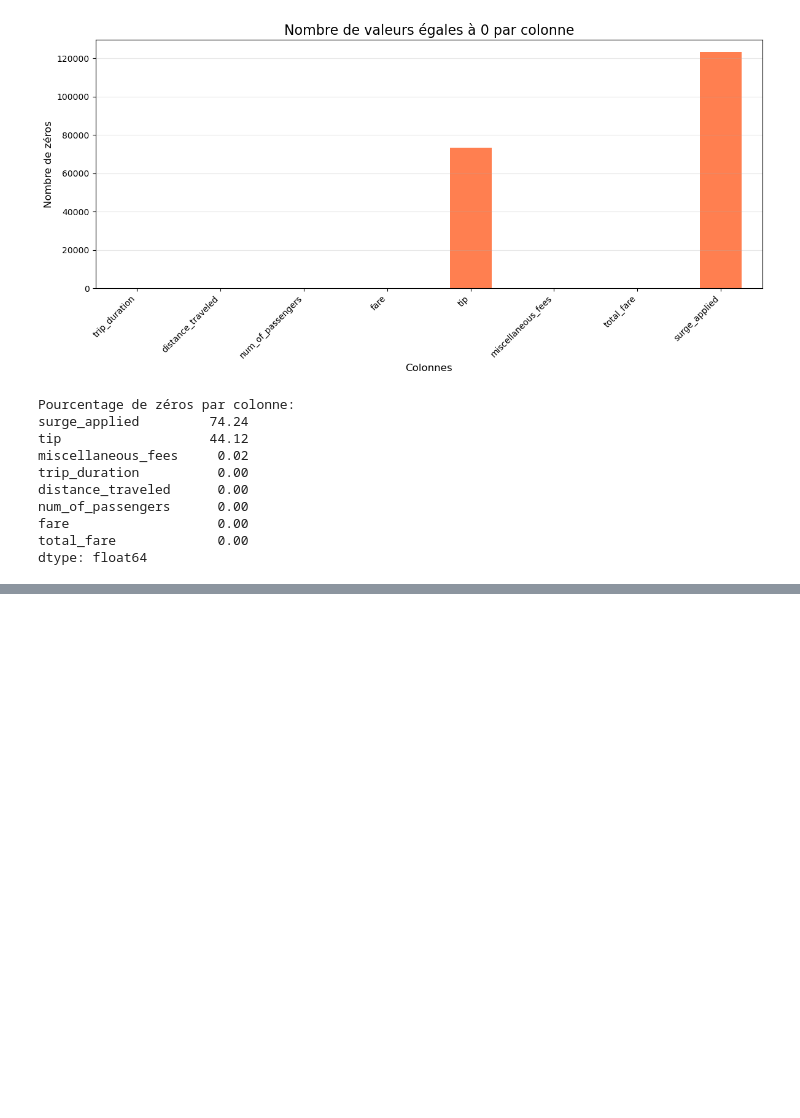
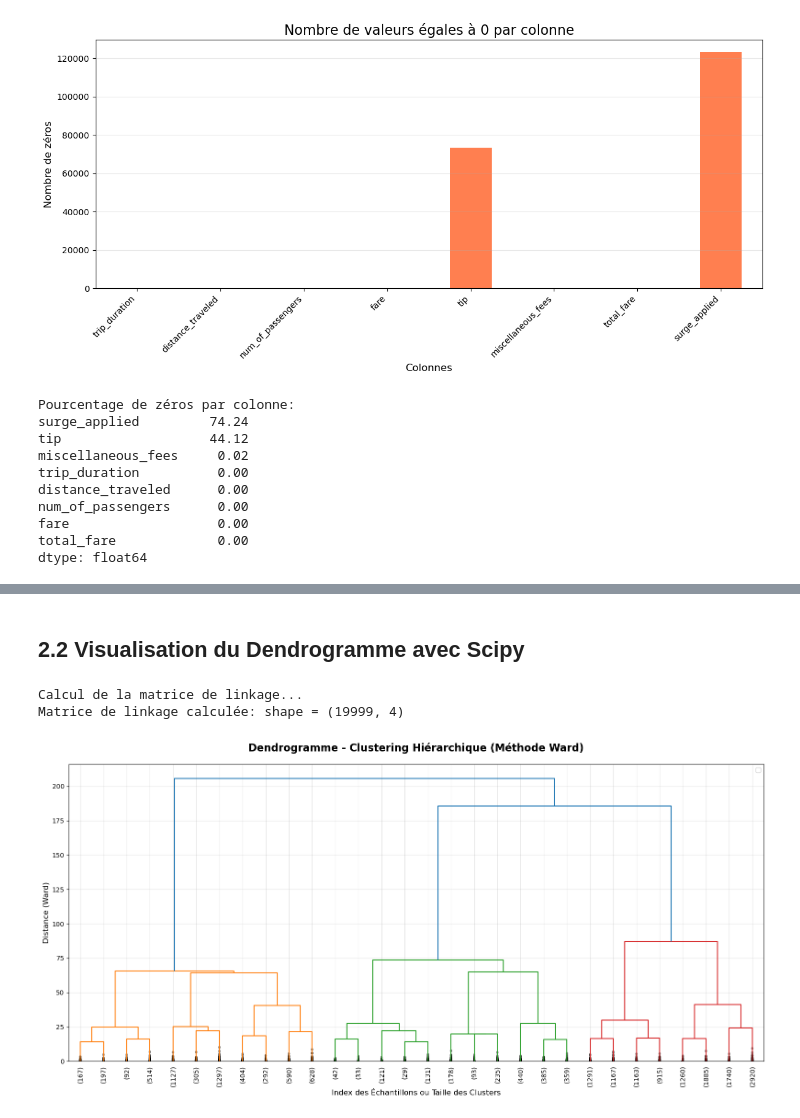
Before and after one commit to Hafaiedh-Habib/Machine-Learning-Project, a Jupyter notebook: Projet.ipynb, the cells around one changed output, grey strips where cells are left out. Drawn from its saved outputs; the diff is of its cells as text; code cells hidden in the pictures; blank space fills up the shorter version.

```diff
--- a/Projet.ipynb
+++ b/Projet.ipynb
@@ -704,0 +748,31 @@ df_scaled.describe()
+# %% [markdown]
+## 2.2 Visualisation du Dendrogramme avec Scipy
+# %%
+# Calculer la matrice de linkage avec méthode 'ward'
+print("\nCalcul de la matrice de linkage...")
+Z = linkage(X_scaled, method='ward')
+print(f"Matrice de linkage calculée: shape = {Z.shape}")
+# Tracer le dendrogramme
+plt.figure(figsize=(16, 8))
+dendrogram(
+    Z,
+    truncate_mode='lastp',  # Afficher seulement les derniers p clusters fusionnés
+    p=30,  # Nombre de clusters à afficher
+    leaf_rotation=90,
+    leaf_font_size=10,
+    show_contracted=True
+)
+
+plt.title('Dendrogramme - Clustering Hiérarchique (Méthode Ward)',
+          fontsize=16, fontweight='bold', pad=20)
+plt.xlabel('Index des Échantillons ou Taille des Clusters', fontsize=12)
+plt.ylabel('Distance (Ward)', fontsize=12)
+
+plt.legend(fontsize=10)
+plt.grid(True, alpha=0.3)
+plt.tight_layout()
+plt.show()
+# %% [output]
+Calcul de la matrice de linkage...
+Matrice de linkage calculée: shape = (19999, 4)
+[figure, added]
```
Also changed, not shown: parts of 14 cells of this notebook.
